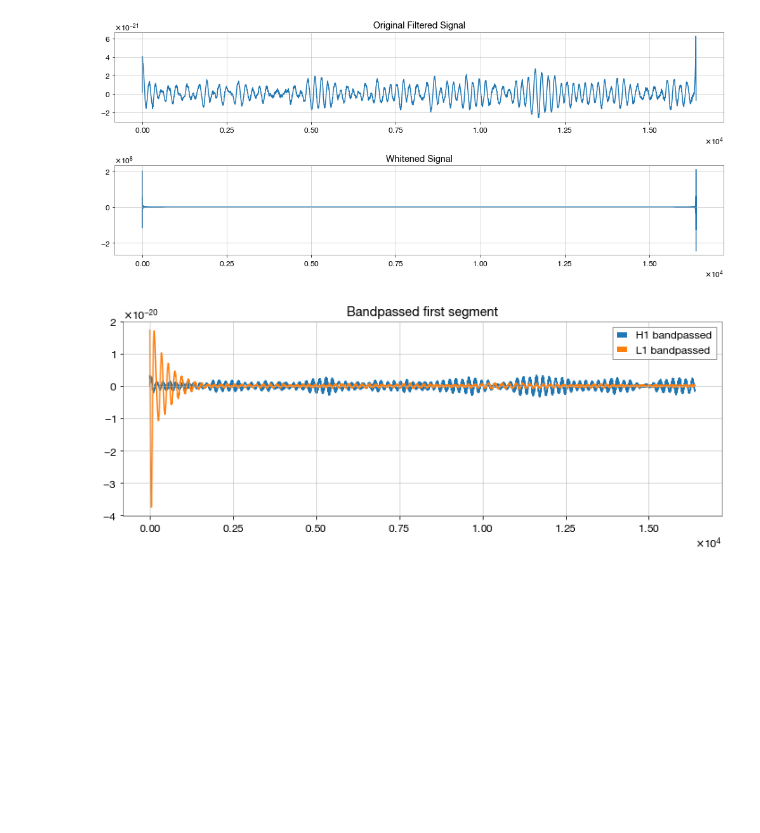
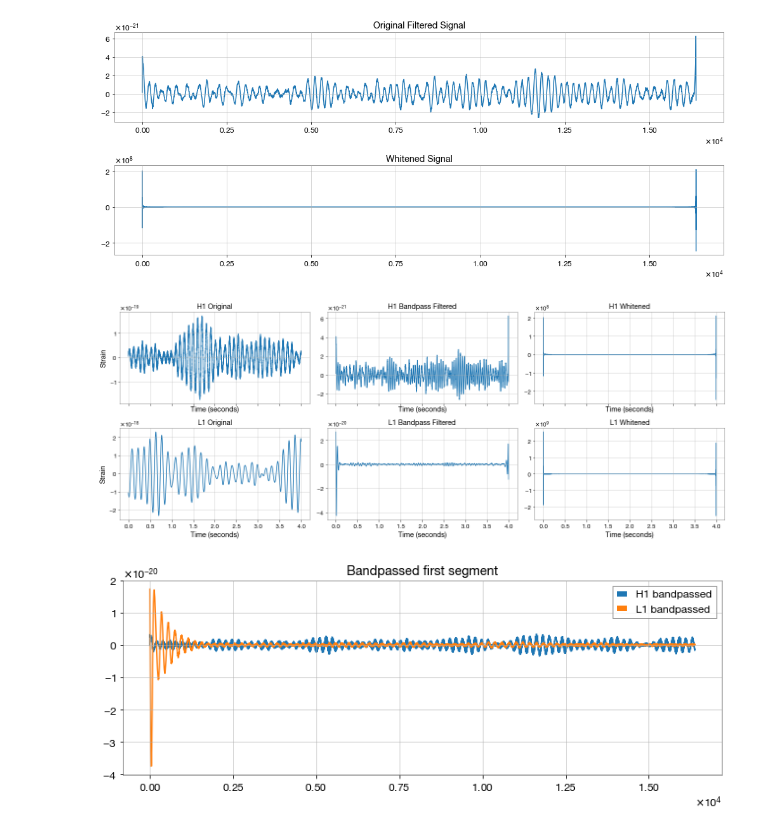
Before and after one commit to alilordifar/gravitational-wave-ml-pipeline, a Jupyter notebook: notebooks/LIGO.ipynb, the cells around one changed output. Drawn from its saved outputs; the diff is of its cells as text; code cells hidden in the pictures; blank space fills up the shorter version.

Commit message:
add welch

```diff
--- a/notebooks/LIGO.ipynb
+++ b/notebooks/LIGO.ipynb
@@ -340,6 +340,93 @@ plt.tight_layout()
 plt.show()
 # %% [output]
 [figure]
+# %%
+# -----------------------------
+# Bandpass filter
+# -----------------------------
+def bandpass_filter(signal, lowcut, highcut, fs, order=4):
+    nyquist = 0.5 * fs
+    low = lowcut / nyquist
+    high = highcut / nyquist
+    b, a = butter(order, [low, high], btype="band")
+    return filtfilt(b, a, signal)
+
+# -----------------------------
+# Whitening function
+# -----------------------------
+def whiten_signal(signal, fs):
+    freqs, psd = welch(signal, fs=fs, nperseg=1024)
+
+    signal_fft = np.fft.rfft(signal)
+    fft_freqs = np.fft.rfftfreq(len(signal), d=1/fs)
+
+    psd_interp = np.interp(fft_freqs, freqs, psd)
+
+    white_fft = signal_fft / np.sqrt(psd_interp)
+    white_signal = np.fft.irfft(white_fft, n=len(signal))
+
+    return white_signal
+
+# -----------------------------
+# Pick one window
+# -----------------------------
+h1_original = h1_segments[0]
+l1_original = l1_segments[0]
+
+# -----------------------------
+# Bandpass
+# -----------------------------
+lowcut = 20
+highcut = 300
+
+h1_bandpassed = bandpass_filter(h1_original, lowcut, highcut, sample_rate)
+l1_bandpassed = bandpass_filter(l1_original, lowcut, highcut, sample_rate)
+
+# -----------------------------
+# Whitening
+# -----------------------------
+h1_whitened = whiten_signal(h1_bandpassed, sample_rate)
+l1_whitened = whiten_signal(l1_bandpassed, sample_rate)
+
+# -----------------------------
+# Time axis
+# -----------------------------
+time = np.arange(len(h1_original)) / sample_rate
+
+# -----------------------------
+# Plot H1 and L1: original, bandpass, whitened
+# -----------------------------
+fig, axes = plt.subplots(2, 3, figsize=(18, 7), sharex=True)
+
+axes[0, 0].plot(time, h1_original)
+axes[0, 0].set_title("H1 Original")
+
+axes[0, 1].plot(time, h1_bandpassed)
+axes[0, 1].set_title("H1 Bandpass Filtered")
+
+axes[0, 2].plot(time, h1_whitened)
+axes[0, 2].set_title("H1 Whitened")
+
+axes[1, 0].plot(time, l1_original)
+axes[1, 0].set_title("L1 Original")
+
+axes[1, 1].plot(time, l1_bandpassed)
+axes[1, 1].set_title("L1 Bandpass Filtered")
+
+axes[1, 2].plot(time, l1_whitened)
+axes[1, 2].set_title("L1 Whitened")
+
+for ax in axes.flat:
+    ax.set_xlabel("Time (seconds)")
+    ax.grid(True)
+
+axes[0, 0].set_ylabel("Strain")
+axes[1, 0].set_ylabel("Strain")
+
+plt.tight_layout()
+plt.show()
+# %% [output]
+[figure, added]
 # %%
 #h1_bp = bandpass_filter(h1_segments[0], 20, 500, sample_rate)
 #l1_bp = bandpass_filter(l1_segments[0], 20, 500, sample_rate)
```
Also changed, not shown: 2 other files.
